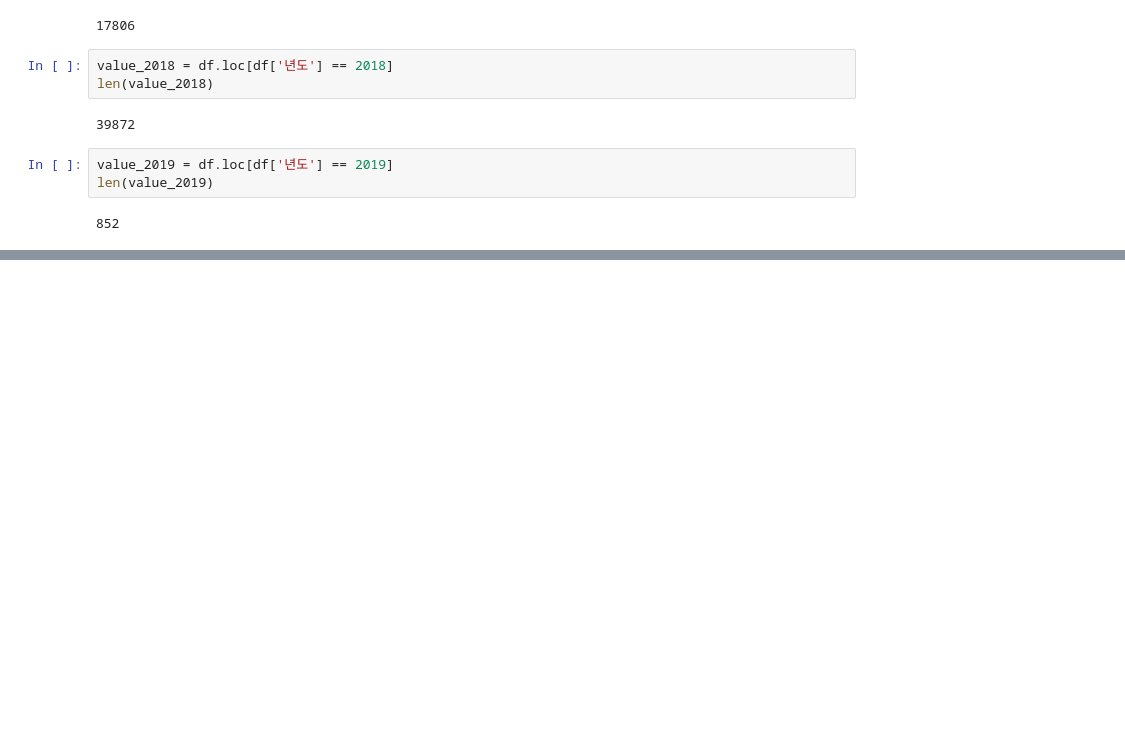
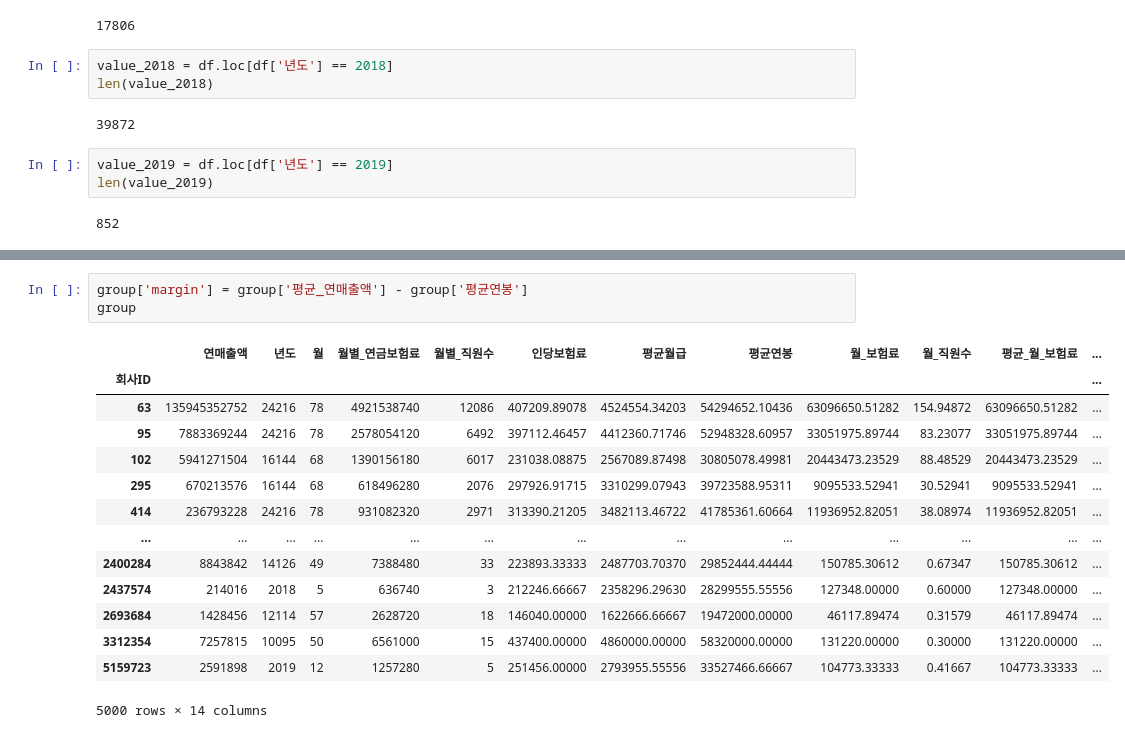
Before and after one commit to ilikeinow12/team2_wanted_onboarding, a Jupyter notebook: Data_sorting.ipynb, the cells around one changed output, grey strips where cells are left out. Saved outputs shown, nothing was run; the diff lists cells and outputs as text; blank space fills up the shorter version.

```diff
--- a/Data_sorting.ipynb
+++ b/Data_sorting.ipynb
@@ -186,0 +332,18 @@ len(value_2019)
+# %%
+group['margin'] = group['평균_연매출액'] - group['평균연봉']
+group
+# %% [output]
+|  | 연매출액 | 년도 | 월 | 월별_연금보험료 | 월별_직원수 | 인당보험료 | 평균월급 | 평균연봉 | 월_보험료 | 월_직원수 | 평균_월_보험료 | ... |
+| 회사ID |  |  |  |  |  |  |  |  |  |  |  | ... |
+| 63 | 135945352752 | 24216 | 78 | 4921538740 | 12086 | 407209.89078 | 4524554.34203 | 54294652.10436 | 63096650.51282 | 154.94872 | 63096650.51282 | ... |
+| 95 | 7883369244 | 24216 | 78 | 2578054120 | 6492 | 397112.46457 | 4412360.71746 | 52948328.60957 | 33051975.89744 | 83.23077 | 33051975.89744 | ... |
+| 102 | 5941271504 | 16144 | 68 | 1390156180 | 6017 | 231038.08875 | 2567089.87498 | 30805078.49981 | 20443473.23529 | 88.48529 | 20443473.23529 | ... |
+| 295 | 670213576 | 16144 | 68 | 618496280 | 2076 | 297926.91715 | 3310299.07943 | 39723588.95311 | 9095533.52941 | 30.52941 | 9095533.52941 | ... |
+| 414 | 236793228 | 24216 | 78 | 931082320 | 2971 | 313390.21205 | 3482113.46722 | 41785361.60664 | 11936952.82051 | 38.08974 | 11936952.82051 | ... |
+| ... | ... | ... | ... | ... | ... | ... | ... | ... | ... | ... | ... | ... |
+| 2400284 | 8843842 | 14126 | 49 | 7388480 | 33 | 223893.33333 | 2487703.70370 | 29852444.44444 | 150785.30612 | 0.67347 | 150785.30612 | ... |
+| 2437574 | 214016 | 2018 | 5 | 636740 | 3 | 212246.66667 | 2358296.29630 | 28299555.55556 | 127348.00000 | 0.60000 | 127348.00000 | ... |
+| 2693684 | 1428456 | 12114 | 57 | 2628720 | 18 | 146040.00000 | 1622666.66667 | 19472000.00000 | 46117.89474 | 0.31579 | 46117.89474 | ... |
+| 3312354 | 7257815 | 10095 | 50 | 6561000 | 15 | 437400.00000 | 4860000.00000 | 58320000.00000 | 131220.00000 | 0.30000 | 131220.00000 | ... |
+| 5159723 | 2591898 | 2019 | 12 | 1257280 | 5 | 251456.00000 | 2793955.55556 | 33527466.66667 | 104773.33333 | 0.41667 | 104773.33333 | ... |
+5000 rows × 14 columns
```
Also changed, not shown: parts of 19 cells of this notebook.
